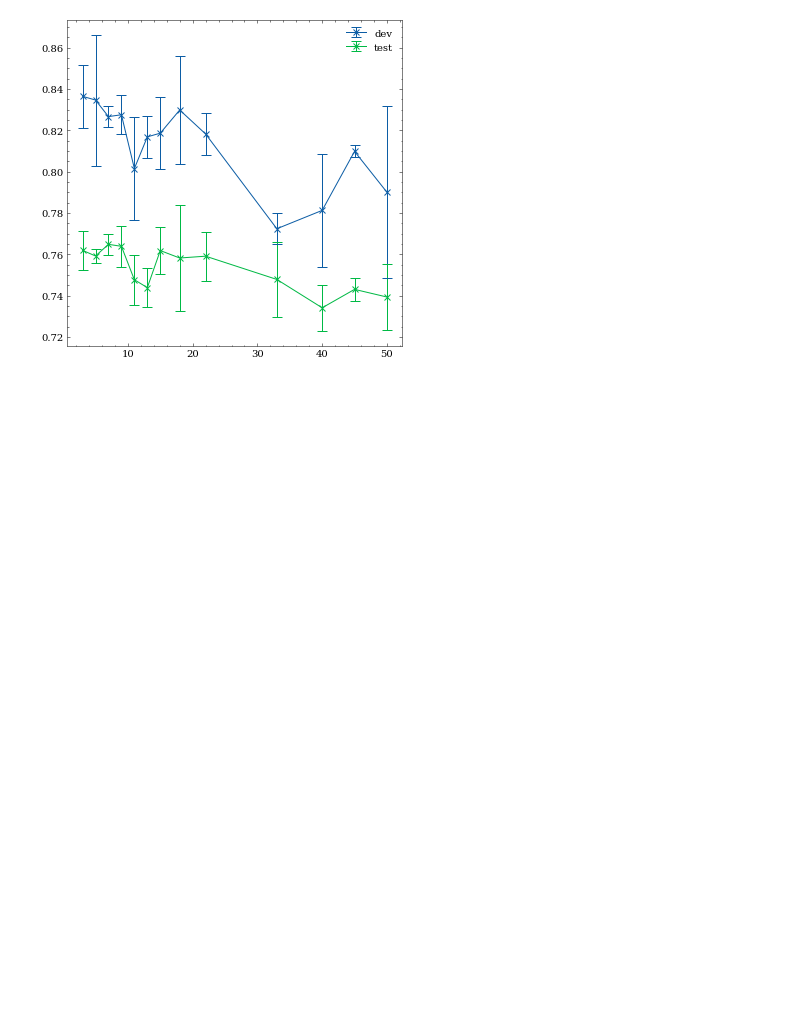
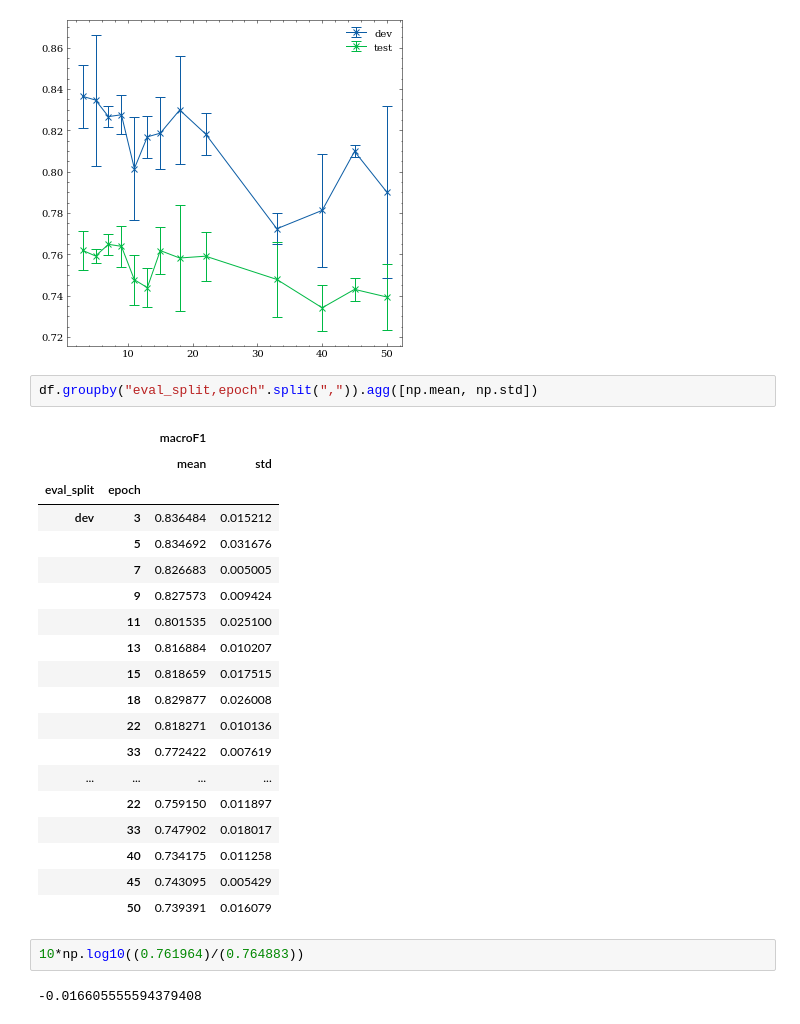
Before and after one commit to 5roop/task10, a Jupyter notebook: 002_2_reevaluation_bertic_csebert.ipynb, the cells around one changed output. Saved outputs shown, nothing was run; the diff lists cells and outputs as text; blank space fills up the shorter version.

```diff
--- a/002_2_reevaluation_bertic_csebert.ipynb
+++ b/002_2_reevaluation_bertic_csebert.ipynb
@@ -110,3 +110,29 @@ plt.legend()
 plt.show()
 # %% [output]
 [figure]
+# %%
+df.groupby("eval_split,epoch".split(",")).agg([np.mean, np.std])
+# %% [output]
+|  |  | macroF1 |  |
+|  |  | mean | std |
+| eval_split | epoch |  |  |
+| dev | 3 | 0.836484 | 0.015212 |
+|  | 5 | 0.834692 | 0.031676 |
+|  | 7 | 0.826683 | 0.005005 |
+|  | 9 | 0.827573 | 0.009424 |
+|  | 11 | 0.801535 | 0.025100 |
+|  | 13 | 0.816884 | 0.010207 |
+|  | 15 | 0.818659 | 0.017515 |
+|  | 18 | 0.829877 | 0.026008 |
+|  | 22 | 0.818271 | 0.010136 |
+|  | 33 | 0.772422 | 0.007619 |
+| ... | ... | ... | ... |
+|  | 22 | 0.759150 | 0.011897 |
+|  | 33 | 0.747902 | 0.018017 |
+|  | 40 | 0.734175 | 0.011258 |
+|  | 45 | 0.743095 | 0.005429 |
+|  | 50 | 0.739391 | 0.016079 |
+# %%
+10*np.log10((0.761964)/(0.764883))
+# %% [output]
+-0.016605555594379408
```
Also changed, not shown: 2 other files.
